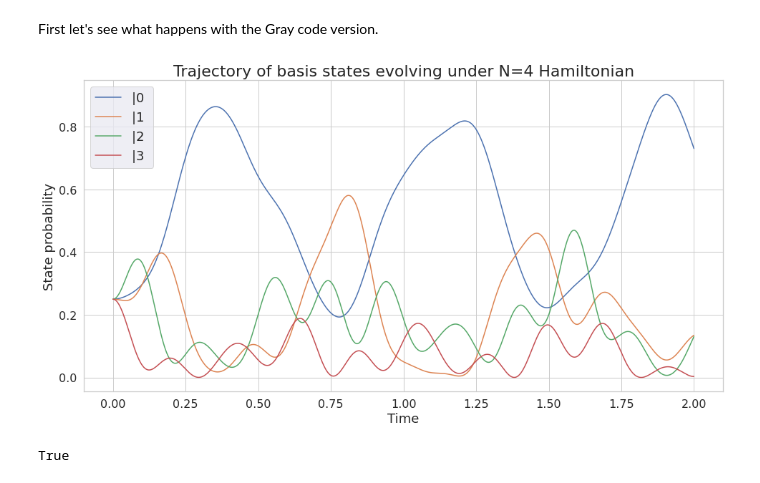
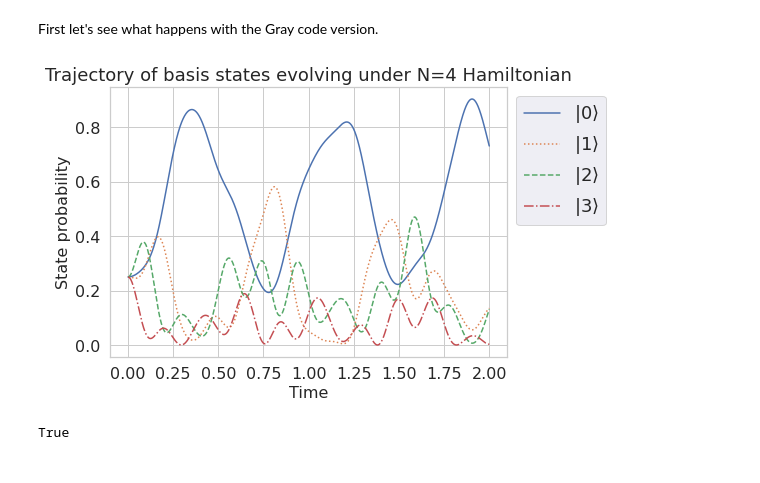
Before and after one commit to glassnotes/GrayCode-QubitEncoding, a Jupyter notebook: notebooks/Time-Evolution-SV.ipynb, the cells around one changed output. Drawn from its saved outputs; the diff is of its cells as text; code cells hidden in the pictures.

```diff
--- a/notebooks/Time-Evolution-SV.ipynb
+++ b/notebooks/Time-Evolution-SV.ipynb
@@ -80,32 +83,37 @@ First let's see what happens with the Gray code version.
 # %%
 trajectories_gc = np.zeros((timesteps, 4))
 
 H_gc = DenseEncodingHamiltonian(N_states=4)
 gc_ham_rep = reduce(lambda x, y: x + y, [p[1] * get_pauli_matrix(p[0]) for p in H_gc.pauli_coeffs.items()])
 
 uniform_gc = 0.5 * np.array([[1], [1], [1], [1]])
 
 for time_idx, time in enumerate(list(time_range)):
     wavefunction = unitary_evolution(gc_ham_rep, t=time) @ uniform_gc
     true_probabilities = (wavefunction * np.conj(wavefunction)).flatten()
     # Need to pull probabilities in the correct ordering that we have basis states in - 00, 10, 11, 01
     trajectories_gc[time_idx, 0] = true_probabilities[0].real
     trajectories_gc[time_idx, 1] = true_probabilities[1].real
     trajectories_gc[time_idx, 2] = true_probabilities[3].real
     trajectories_gc[time_idx, 3] = true_probabilities[2].real
 
+linestyles = {0: '-', 1: ':', 2: '--', 3: '-.'}
+plt.figure(figsize=(8, 5))
 with sns.axes_style("whitegrid"):
     for state_idx, state in enumerate(states_gc):
-        plt.plot(time_range, trajectories_gc[:, state_idx], label=f"|{state_idx} ")
-plt.xlabel("Time", fontsize=18)
-plt.ylabel("State probability", fontsize=18)
+        plt.plot(time_range, trajectories_gc[:, state_idx], label=f"$\left \\vert {state_idx} \\right\\rangle$", linestyle=linestyles[state_idx])
+plt.xlabel("Time", fontsize=16)
+plt.ylabel("State probability", fontsize=16)
 plt.xticks(fontsize=16)
 plt.yticks(fontsize=16)
-plt.title("Trajectory of basis states evolving under N=4 Hamiltonian", fontsize=22)
-plt.legend(fontsize=18);
-#plt.savefig("paper-figures/ham_sim_trajectory.pdf")
+plt.title("Trajectory of basis states evolving under N=4 Hamiltonian", fontsize=18)
+plt.legend(fontsize=18, bbox_to_anchor=(1, 1), loc='upper left');
+#plt.ylim(-0.05,1.05)
+#plt.legend(fontsize=18, loc='upper center', ncol=4)
+plt.tight_layout()
+plt.savefig("../paper-figures/ham_sim_trajectory.pdf")
 # %% [output]
-[figure, old version]
+[figure, new version]
 # %%
 # Check that all probabilities sum to 1 at each time step
 np.all(np.isclose(np.sum(trajectories_gc, axis=1),1.))
```
Also changed, not shown: parts of 5 cells of this notebook, 2 other files.
